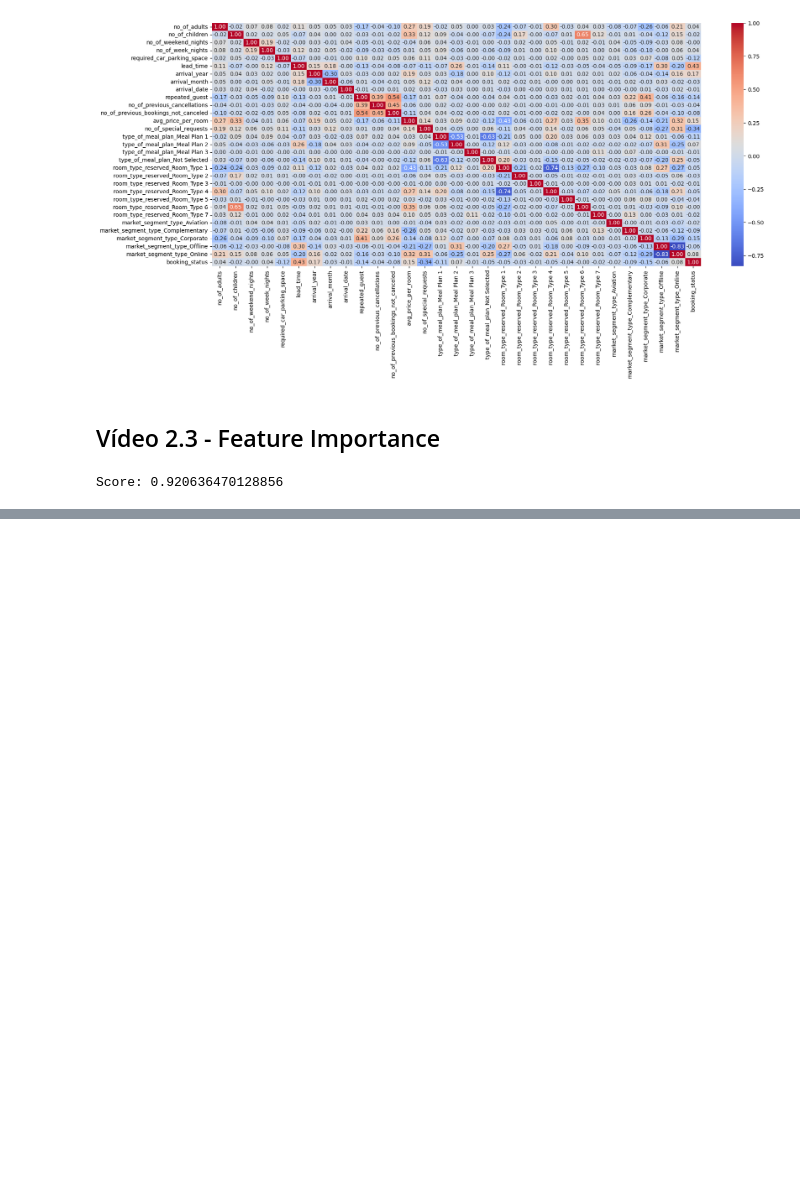
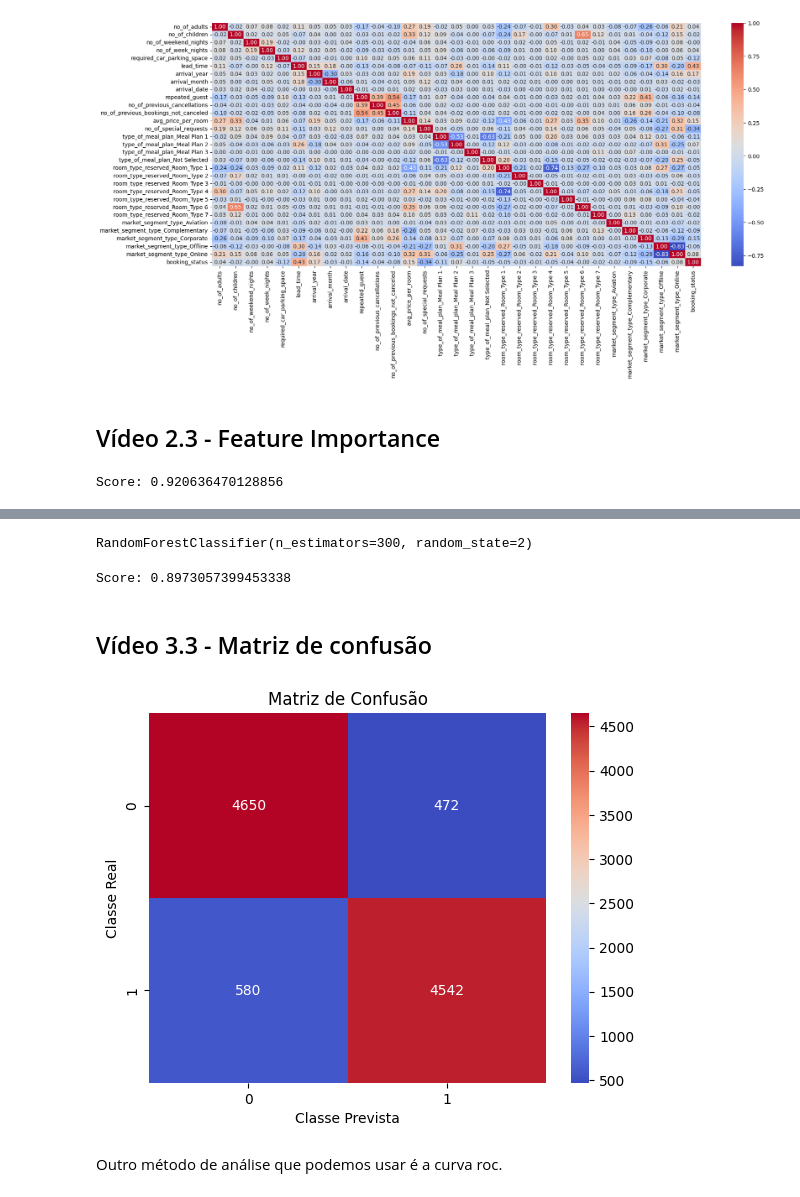
Before and after one commit to cleberfmodesto/selecao-de-features, a Jupyter notebook: Aulas/Projeto_completo_selecao_de_features.ipynb, the cells around one changed output, grey strips where cells are left out. Saved outputs shown, nothing was run; the diff lists cells and outputs as text; code cells hidden in the pictures; blank space fills up the shorter version.

```diff
--- a/selecao_de_features_Aula2.ipynb
+++ b/Aulas/Projeto_completo_selecao_de_features.ipynb
@@ -141,0 +168,17 @@ plt.xticks(rotation=75)
+# %%
+modelo_fselecionadas = SelectFromModel(grid_search.best_estimator_, max_features=10,prefit=True)
+# %%
+X_treino_selecionado = modelo_fselecionadas.transform(X_treino)
+X_teste_selecionado = modelo_fselecionadas.transform(X_teste)
+# %%
+modelo = grid_search.best_estimator_
+modelo.fit(X_treino_selecionado, y_treino)
+# %% [output]
+RandomForestClassifier(n_estimators=300, random_state=2)
+# %%
+score = modelo.score(X_teste_selecionado, y_teste)
+print(f'Score: {score}')
+# %% [output]
+Score: 0.8973057399453338
+# %% [markdown]
+## Vídeo 3.3 - Matriz de confusão
@@ -141,0 +187,13 @@ plt.xticks(rotation=75)
+# %%
+y_pred = modelo.predict(X_teste_selecionado)
+# %%
+matriz_confusao = confusion_matrix(y_teste,y_pred)
+
+sns.heatmap(matriz_confusao, annot=True, cmap='coolwarm',fmt='d')
+plt.xlabel('Classe Prevista');
+plt.ylabel('Classe Real');
+plt.title('Matriz de Confusão');
+# %% [output]
+[figure, added]
+# %% [markdown]
+Outro método de análise que podemos usar é a curva roc.
```
Also changed, not shown: parts of 47 cells of this notebook, 7 other files.
